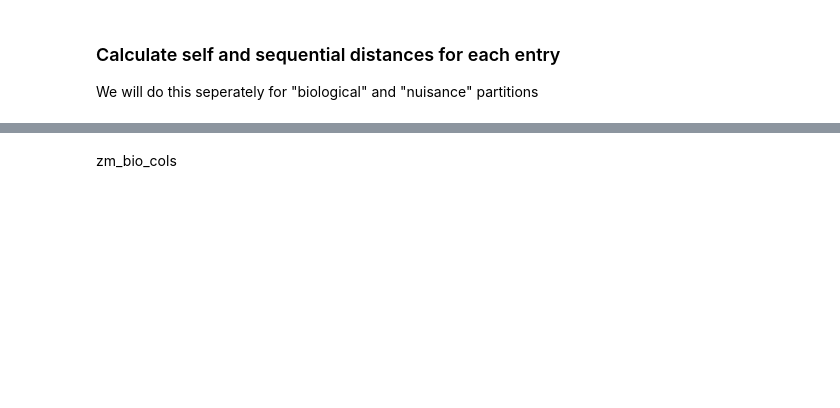
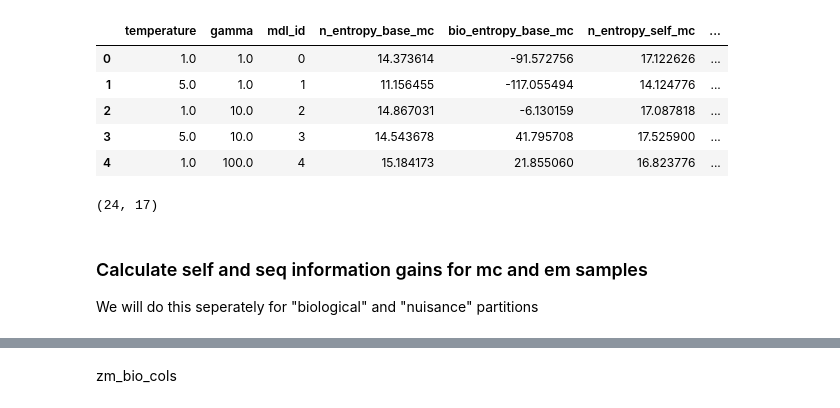
Before and after one commit to nlammers371/morphseq, a Jupyter notebook: jupyter/SeqVAE_latent_info_analyses.ipynb, the cells around one changed output, grey strips where cells are left out. Cells and saved outputs as stored; diff of their text form; code cells hidden in the pictures; blank space fills up the shorter version.

Commit message:
Working on revised info analysis notebook

```diff
--- a/jupyter/SeqVAE_latent_info_analyses.ipynb
+++ b/jupyter/SeqVAE_latent_info_analyses.ipynb
@@ -71,3 +15,31 @@ edf_master = pd.concat(embryo_df_list, axis=0, ignore_index=True)
+# %%
+root = "/Users/nick/Cole Trapnell's Lab Dropbox/Nick Lammers/Nick/morphseq/"
+train_name = "20231106_ds"
+
+model_name_vec = ["SeqVAE_z100_ne250_gamma_temp_self_and_other", "SeqVAE_z100_ne250_triplet_loss_test_self_and_other",
+                  "SeqVAE_z100_ne250_gamma_temp_SELF_ONLY", ]
+
+train_dir = os.path.join(root, "training_data", train_name)
+output_dir = os.path.join(train_dir, model_name)
+# path to figures and data
+figure_path = os.path.join(output_dir,  "figures")
+if not os.path.isdir(figure_path):
+    os.makedirs(figure_path)
+
+# concatenate lists to form one large master set
+latent_info_df = pd.read_csv(os.path.join(figure_path, "latent_info_df.csv"), index_col=0)
+latent_info_df.head(5)
+# %% [output]
+|  | temperature | gamma | mdl_id | n_entropy_base_mc | bio_entropy_base_mc | n_entropy_self_mc | ... |
+| 0 | 1.0 | 1.0 | 0 | 14.373614 | -91.572756 | 17.122626 | ... |
+| 1 | 5.0 | 1.0 | 1 | 11.156455 | -117.055494 | 14.124776 | ... |
+| 2 | 1.0 | 10.0 | 2 | 14.867031 | -6.130159 | 17.087818 | ... |
+| 3 | 5.0 | 10.0 | 3 | 14.543678 | 41.795708 | 17.525900 | ... |
+| 4 | 1.0 | 100.0 | 4 | 15.184173 | 21.855060 | 16.823776 | ... |
+# %%
+latent_info_df.shape
+# %% [output]
+(24, 17)
 # %% [markdown]
-### Calculate self and sequential distances for each entry
+### Calculate self and seq information gains for mc and em samples
 We will do this seperately for "biological" and "nuisance" partitions
```
Also changed, not shown: parts of 11 cells of this notebook, 1 other file.
